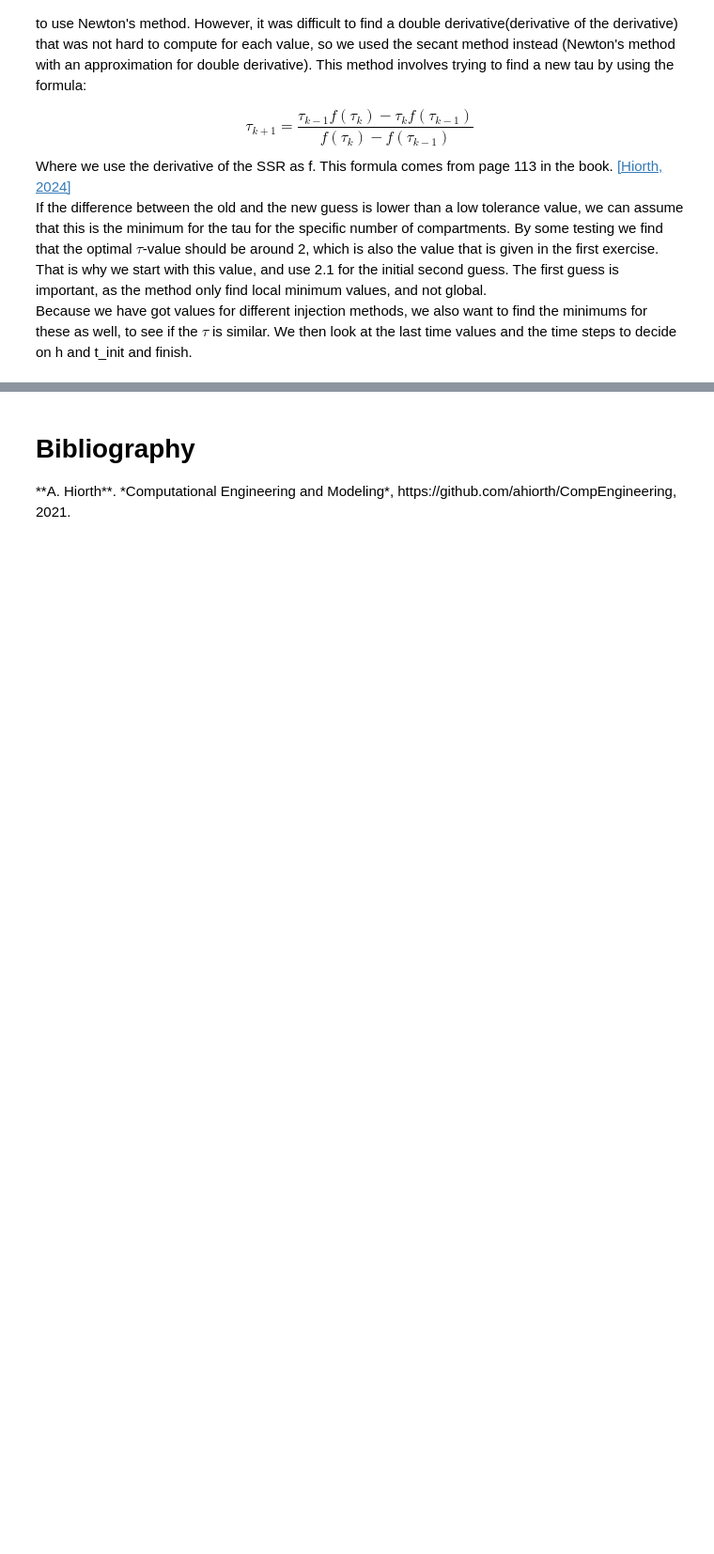
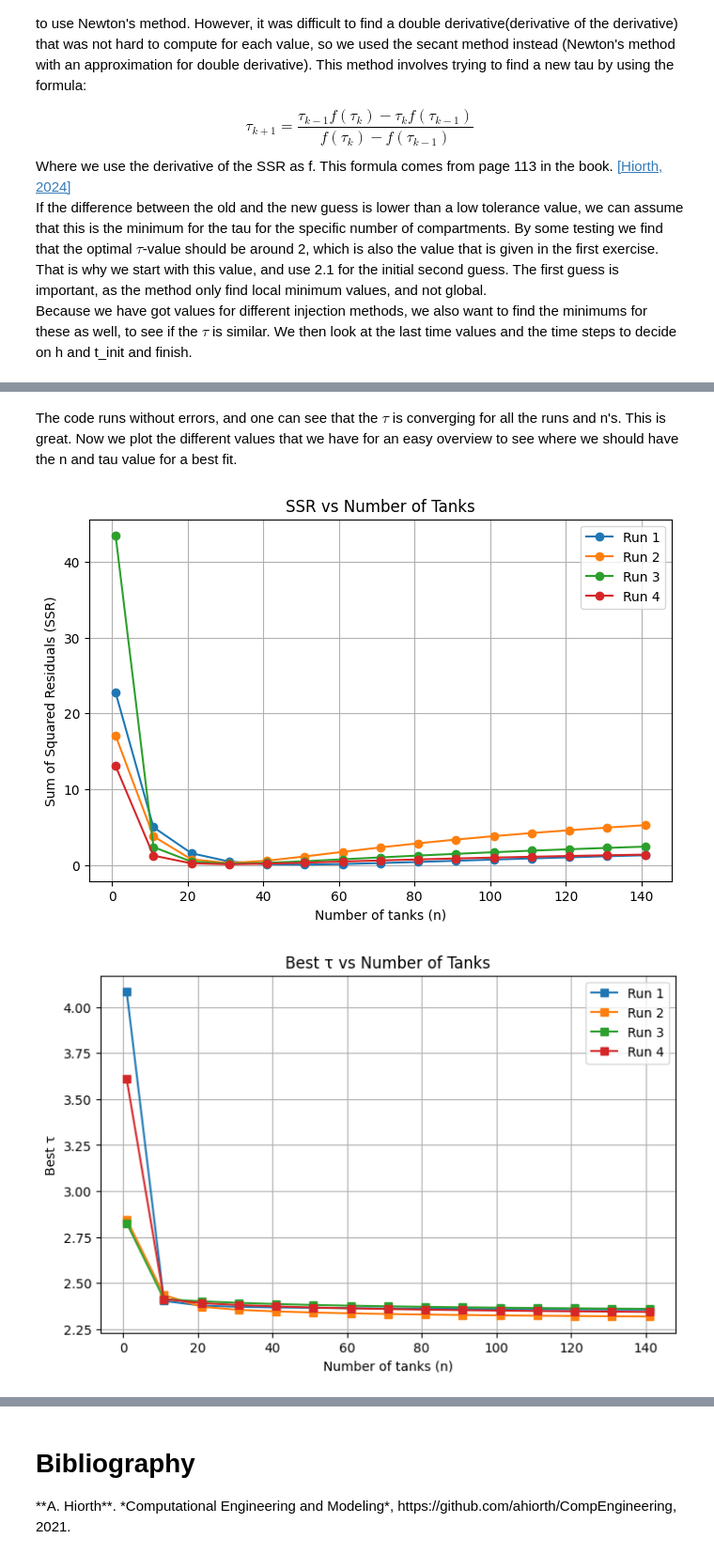
Before and after one commit to MalleBallen/Torgrim-og-Malvin-Gruppeprosjekt, a Jupyter notebook: project3/Project 3.ipynb, the cells around one changed output, grey strips where cells are left out. Shown at 94% size. Cells and saved outputs as stored; diff of their text form; code cells hidden in the pictures; blank space fills up the shorter version.

```diff
--- a/project3/Project 3.ipynb
+++ b/project3/Project 3.ipynb
@@ -260,7 +299,7 @@ import matplotlib.pyplot as plt
 
 def read_file(filepath, printing=False):
 
-    data = pd.read_csv(r'data\healthy_rect_1s.csv')
+    data = pd.read_csv(filepath)
     M_inj = 83.333 #grams
 
     times = np.array(data['Time'])
@@ -516,8 +581,10 @@ def find_best_n(h=0.02,
                 t_init=0.0,
                 t_final=5.0,
                 c_in_func=rect_1s,
+                method= "rk4",
                 filepath=r'data\healthy_rect_1s.csv',
-                n_values=range(1, 150, 10)):
+                n_values=range(1, 150, 10),
+                show_err=True):
 
     results = []
     for n in n_values:
@@ -526,7 +593,10 @@ def find_best_n(h=0.02,
                                                  t_init=t_init,
                                                  t_final=t_final,
                                                  c_in_func=c_in_func,
-                                                 filepath=filepath)
+                                                 method=method,
+                                                 filepath=filepath,
+                                                 show_err=show_err
+                                                 )
         results.append({
             "n": n,
             "best_tau": best_tau,
@@ -535,0 +608,10 @@ def find_best_n(h=0.02,
+# %%
+
+best10 = [
+    find_best_n(),
+    find_best_n(t_final=10.0, c_in_func=biphasic, filepath=r'data\healthy_biphasic.csv'),
+    find_best_n(t_final=10.0, c_in_func=rect_3s, filepath=r'data\healthy_rect_3s.csv'),
+    find_best_n(t_final=10.0, c_in_func=ramp_2s, filepath=r'data\healthy_ramp_2s.csv'),
+]
+
+df_all = pd.concat(best10, ignore_index=True)
@@ -535,0 +636,28 @@ def find_best_n(h=0.02,
+# %% [markdown]
+The code runs without errors, and one can see that the $\tau$ is converging for all the runs and n's. This is great. Now we plot the different values that we have for an easy overview to see where we should have the n and tau value for a best fit.
+# %%
+def plot_best(best10):
+    plt.figure(figsize=(8, 5))
+    for i, df in enumerate(best10, start=1):
+        plt.plot(df['n'], df['best_ssr'], marker='o', label=f'Run {i}')
+    plt.xlabel('Number of tanks (n)')
+    plt.ylabel('Sum of Squared Residuals (SSR)')
+    plt.title('SSR vs Number of Tanks')
+    plt.grid(True)
+    plt.legend()
+    plt.show()
+
+    # Plot best τ vs n for each DataFrame
+    plt.figure(figsize=(8, 5))
+    for i, df in enumerate(best10, start=1):
+        plt.plot(df['n'], df['best_tau'], marker='s', label=f'Run {i}')
+    plt.xlabel('Number of tanks (n)')
+    plt.ylabel('Best τ')
+    plt.title('Best τ vs Number of Tanks')
+    plt.grid(True)
+    plt.legend()
+    plt.show()
+plot_best(best10)
+# %% [output]
+[figure, added]
+[figure, added]
```
Also changed, not shown: parts of 31 cells of this notebook.
